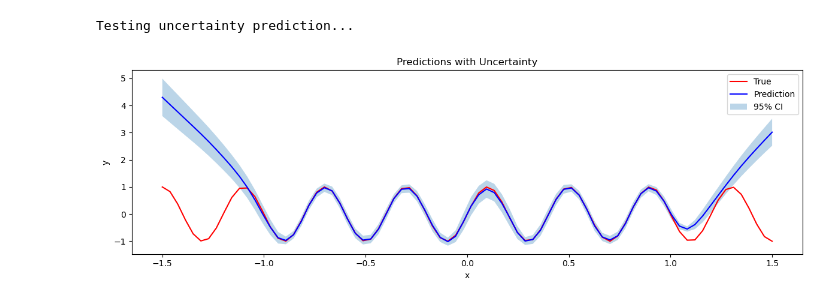
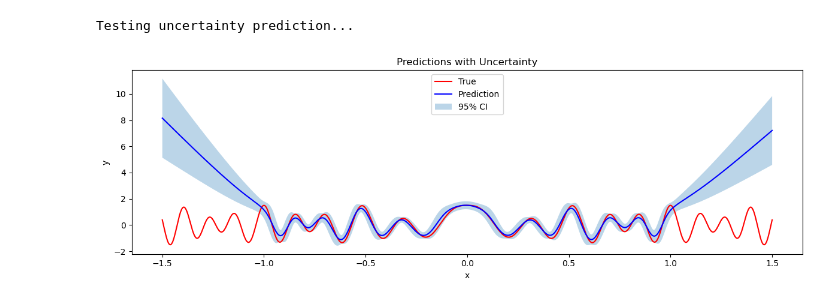
Before and after one commit to SebasGutHdz/MMNN, a Jupyter notebook: mmnn_bnn.ipynb, the cells around one changed output. Saved outputs shown, nothing was run; the diff lists cells and outputs as text; code cells hidden in the pictures.

```diff
--- a/mmnn_bnn.ipynb
+++ b/mmnn_bnn.ipynb
@@ -1 +14,5 @@
+# %%
+func = lambda x: torch.cos(10*torch.pi*torch.abs(x)**(1.4))+0.5*torch.cos(6*torch.pi*torch.abs(x)**(1.6))
+# func = lambda x: torch.sin(5 * np.pi * x)  # Simpler function for testing
+# Quick integration test
 # %%
@@ -690,11 +480,5 @@ import matplotlib.pyplot as plt
 # %%
-import torch
-import numpy as np
-import matplotlib.pyplot as plt
-from torch.utils.data import TensorDataset, DataLoader
-# func = lambda x: torch.cos(10*torch.pi*torch.abs(x)**(1.4))+0.5*torch.cos(6*torch.pi*torch.abs(x)**(1.6))
-func = lambda x: torch.sin(5 * np.pi * x)  # Simpler function for testing
-# Quick integration test
+
 
 
 def test_mmnn_bnn_integration(model):
@@ -703,7 +487,10 @@ def test_mmnn_bnn_integration(model):
     x_train = torch.linspace(-1, 1, 1000).unsqueeze(1)
 
     # y_train = func(2 * np.pi * x_train) + 0.00 * torch.randn_like(x_train)
-    y_train = func(x_train) + 0.01 * torch.randn_like(x_train)
+    y_train = func(x_train) + 0.0 * torch.randn_like(x_train)
+
+    plt.scatter(x_train, y_train, alpha=0.6, s=20, label='Train')
+    plt.show()
 
     x_val = torch.linspace(-1.2, 1.2, 50).unsqueeze(1)
     # y_val = func(2 * np.pi * x_val) + 0.000 * torch.randn_like(x_val)
@@ -724,9 +511,9 @@ def test_mmnn_bnn_integration(model):
         model=model,
         train_loader=train_loader,
         val_loader=val_loader,
-        epochs=500,
-        lr=1e-3,
-        beta_schedule=lambda epoch: min(1.0, epoch / 200),
+        epochs=2500,
+        lr=1e-4,
+        beta_schedule=lambda epoch: min(1.0, epoch / 1000),
         n_mc_samples=1
     )
 
@@ -751,7 +538,7 @@ def test_mmnn_bnn_integration(model):
     plt.title('Training Progress')
 
     plt.subplot(1, 2, 2)
-    plt.scatter(x_train, y_train, alpha=0.6, s=20, label='Train')
+    plt.scatter(x_train, y_train, alpha=0.6, s=10, label='Train')
     # plt.plot(x_test, func(2 * np.pi * x_test), 'r-', label='True')
     plt.plot(x_test, func(x_test), 'r-', label='True')
     plt.plot(x_test, mean, 'b-', label='Prediction')
@@ -780,8 +567,8 @@ def test_mmnn_bnn_integration(model):
     return model, history
 # %%
 model = MMNN_BNN(
-        ranks=[1]+[32]*5+[1],  # Example ranks
-        widths=[350]*6,
+        ranks=[1]+[36]*5+[1],  # Example ranks
+        widths=[666]*6,
         prior_var=0.05
     )
 # %%
@@ -792,27 +588,27 @@ Testing MMNN_BNN training...
 # %%
 # Test prediction
 print("Testing uncertainty prediction...")
-x_test = torch.linspace(-1.5, 1.5, 80).unsqueeze(1)
+x_test = torch.linspace(-1.5, 1.5, 2000).unsqueeze(1)
 
 mean, std, lower, upper = predict_with_uncertainty(
-    model, x_test, n_samples=50, confidence_level=0.95
+    model, x_test, n_samples=100, confidence_level=0.95
 )
 
 # Plot
 plt.figure(figsize=(12, 4))
 
 
 plt.plot(x_test, func(x_test), 'r-', label='True')
 plt.plot(x_test, mean, 'b-', label='Prediction')
 plt.fill_between(x_test.flatten(), lower.flatten(), upper.flatten(),
                     alpha=0.3, label='95% CI')
 plt.xlabel('x')
 plt.ylabel('y')
 plt.legend()
 plt.title('Predictions with Uncertainty')
 
 plt.tight_layout()
 plt.show()
 # %% [output]
 Testing uncertainty prediction...
-[figure, old version]
+[figure, new version]
```
Also changed, not shown: parts of 9 cells of this notebook.
